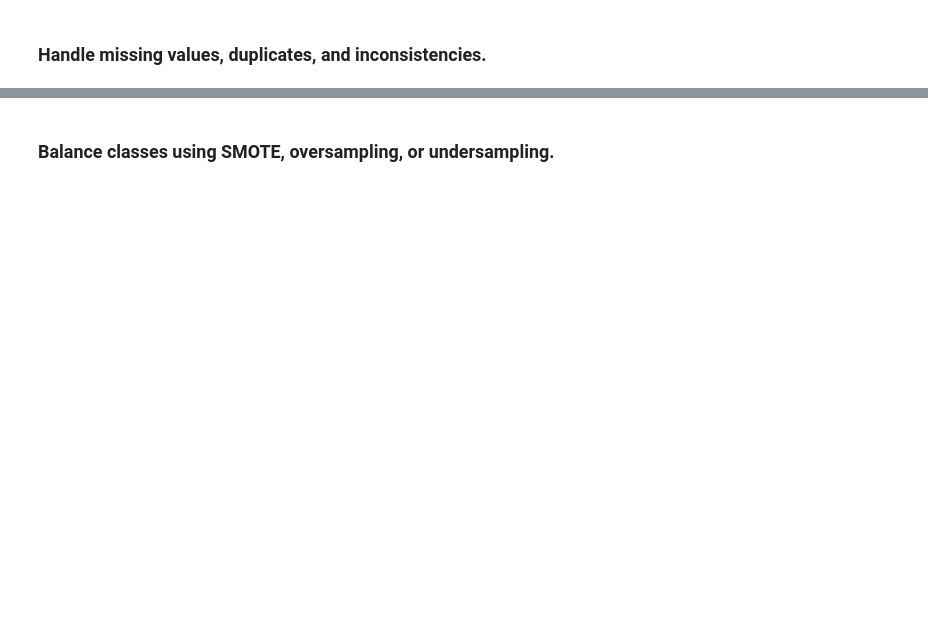
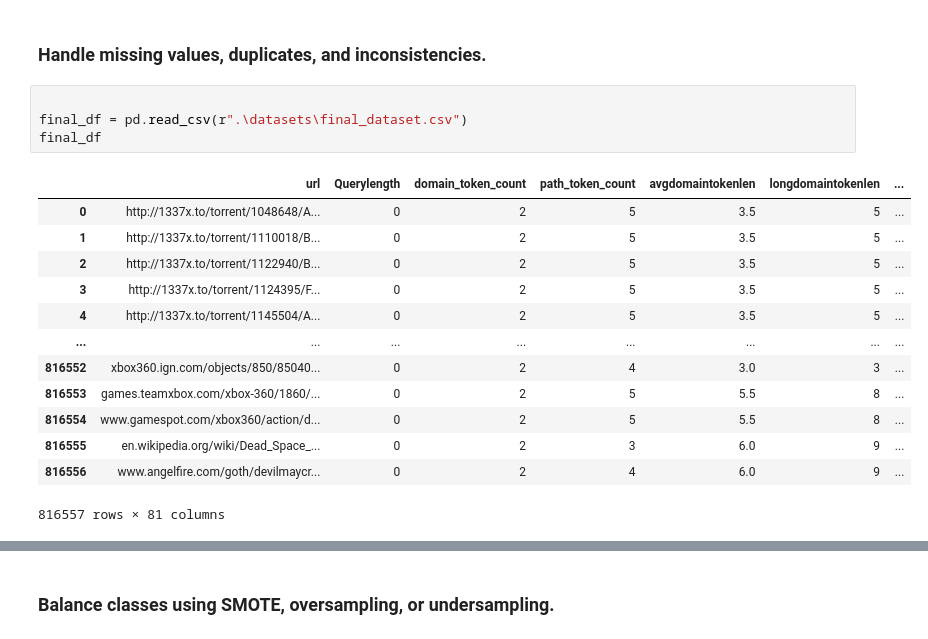
Before and after one commit to Maaheenkhn/URL-Classification, a Jupyter notebook: URL_Classification.ipynb, the cells around one changed output, grey strips where cells are left out. Cells and saved outputs as stored; diff of their text form; blank space fills up the shorter version.

```diff
--- a/URL_Classification.ipynb
+++ b/URL_Classification.ipynb
@@ -540,2 +518,20 @@ Name: 12002, Length: 81, dtype: object
 # %% [markdown]
 ### Handle missing values, duplicates, and inconsistencies.
+# %%
+
+final_df = pd.read_csv(r".\datasets\final_dataset.csv")
+final_df
+# %% [output]
+|  | url | Querylength | domain_token_count | path_token_count | avgdomaintokenlen | longdomaintokenlen | ... |
+| 0 | http://1337x.to/torrent/1048648/A... | 0 | 2 | 5 | 3.5 | 5 | ... |
+| 1 | http://1337x.to/torrent/1110018/B... | 0 | 2 | 5 | 3.5 | 5 | ... |
+| 2 | http://1337x.to/torrent/1122940/B... | 0 | 2 | 5 | 3.5 | 5 | ... |
+| 3 | http://1337x.to/torrent/1124395/F... | 0 | 2 | 5 | 3.5 | 5 | ... |
+| 4 | http://1337x.to/torrent/1145504/A... | 0 | 2 | 5 | 3.5 | 5 | ... |
+| ... | ... | ... | ... | ... | ... | ... | ... |
+| 816552 | xbox360.ign.com/objects/850/85040... | 0 | 2 | 4 | 3.0 | 3 | ... |
+| 816553 | games.teamxbox.com/xbox-360/1860/... | 0 | 2 | 5 | 5.5 | 8 | ... |
+| 816554 | www.gamespot.com/xbox360/action/d... | 0 | 2 | 5 | 5.5 | 8 | ... |
+| 816555 | en.wikipedia.org/wiki/Dead_Space_... | 0 | 2 | 3 | 6.0 | 9 | ... |
+| 816556 | www.angelfire.com/goth/devilmaycr... | 0 | 2 | 4 | 6.0 | 9 | ... |
+816557 rows × 81 columns
```
Also changed, not shown: parts of 13 cells of this notebook.
